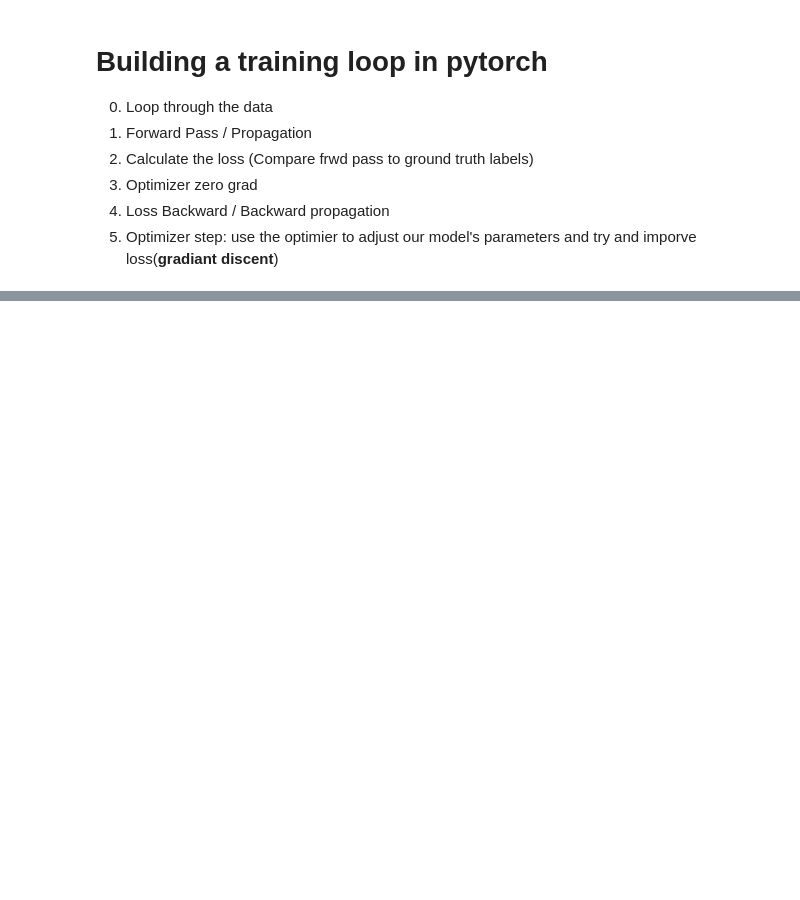
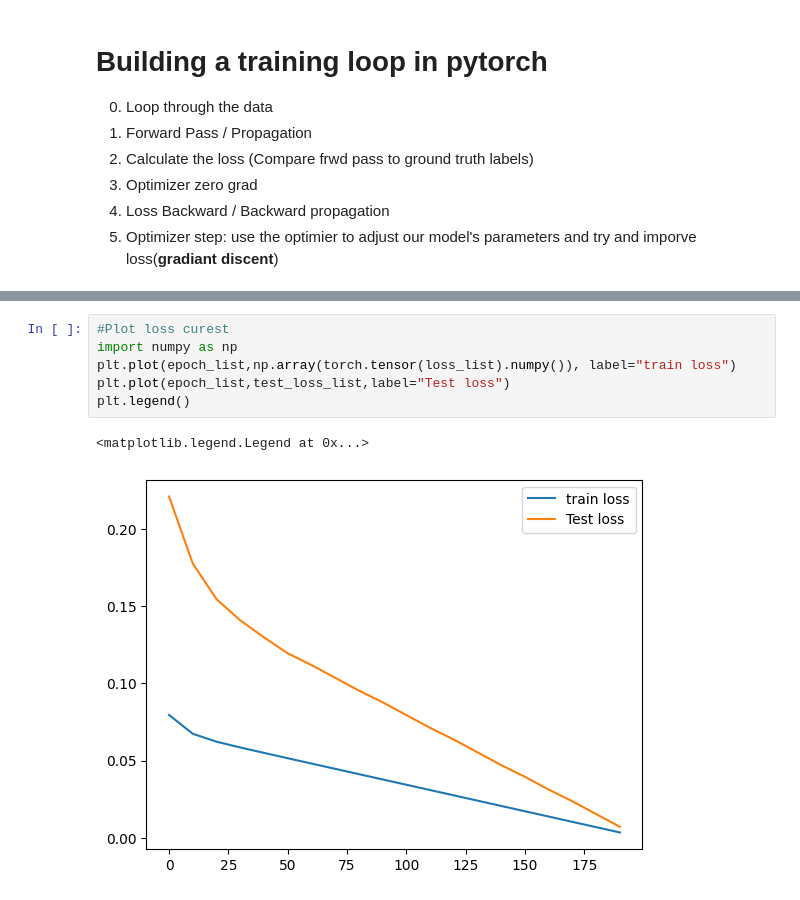
Before and after one commit to SanjaySaatyaki/pytorch_4_ml_dl, a Jupyter notebook: 01_pytorch_workflow.ipynb, the cells around one changed output, grey strips where cells are left out. Saved outputs shown, nothing was run; the diff lists cells and outputs as text; blank space fills up the shorter version.

```diff
--- a/01_pytorch_workflow.ipynb
+++ b/01_pytorch_workflow.ipynb
@@ -246,0 +279,9 @@ OrderedDict([('weights', tensor([0.3647])), ('bias', tensor([0.4139]))])
+# %%
+#Plot loss curest
+import numpy as np
+plt.plot(epoch_list,np.array(torch.tensor(loss_list).numpy()), label="train loss")
+plt.plot(epoch_list,test_loss_list,label="Test loss")
+plt.legend()
+# %% [output]
+<matplotlib.legend.Legend at 0x...>
+[figure, added]
```
Also changed, not shown: parts of 3 cells of this notebook.
